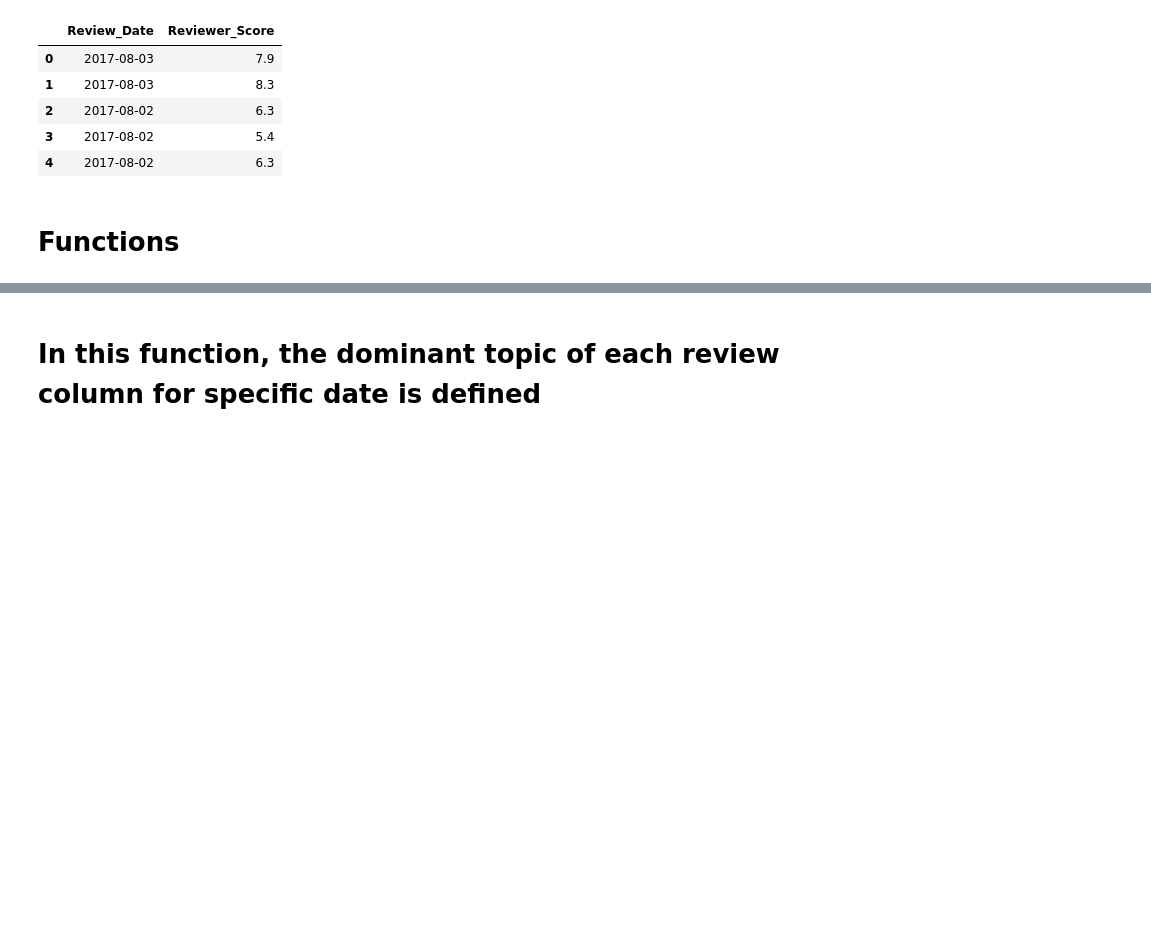
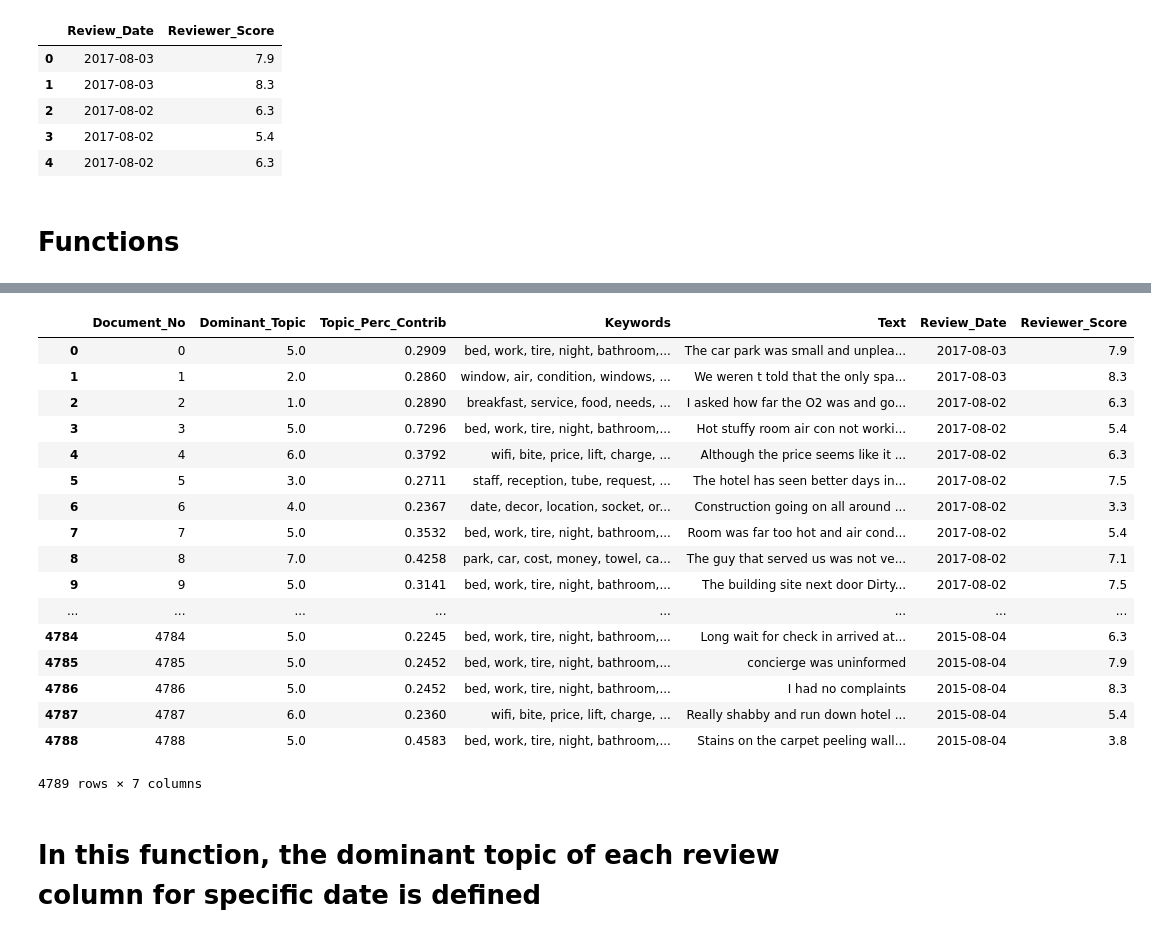
Before and after one commit to NiloofarJalali/insight-project, a Jupyter notebook: notebooks/archive/HotelWatch_version_1.ipynb, the cells around one changed output, grey strips where cells are left out. Drawn from its saved outputs; the diff is of its cells as text; code cells hidden in the pictures; blank space fills up the shorter version.

```diff
--- a/notebooks/archive/HotelWatch_version_1.ipynb
+++ b/notebooks/archive/HotelWatch_version_1.ipynb
@@ -278,3 +284,24 @@ negative_topic=process(input_data=pre_docn, no_list=stop_words,time_table=Time_T
+# %%
+set(negative_topic['Dominant_Topic'])
+# %% [output]
+|  | Document_No | Dominant_Topic | Topic_Perc_Contrib | Keywords | Text | Review_Date | Reviewer_Score |
+| 0 | 0 | 5.0 | 0.2909 | bed, work, tire, night, bathroom,... | The car park was small and unplea... | 2017-08-03 | 7.9 |
+| 1 | 1 | 2.0 | 0.2860 | window, air, condition, windows, ... | We weren t told that the only spa... | 2017-08-03 | 8.3 |
+| 2 | 2 | 1.0 | 0.2890 | breakfast, service, food, needs, ... | I asked how far the O2 was and go... | 2017-08-02 | 6.3 |
+| 3 | 3 | 5.0 | 0.7296 | bed, work, tire, night, bathroom,... | Hot stuffy room air con not worki... | 2017-08-02 | 5.4 |
+| 4 | 4 | 6.0 | 0.3792 | wifi, bite, price, lift, charge, ... | Although the price seems like it ... | 2017-08-02 | 6.3 |
+| 5 | 5 | 3.0 | 0.2711 | staff, reception, tube, request, ... | The hotel has seen better days in... | 2017-08-02 | 7.5 |
+| 6 | 6 | 4.0 | 0.2367 | date, decor, location, socket, or... | Construction going on all around ... | 2017-08-02 | 3.3 |
+| 7 | 7 | 5.0 | 0.3532 | bed, work, tire, night, bathroom,... | Room was far too hot and air cond... | 2017-08-02 | 5.4 |
+| 8 | 8 | 7.0 | 0.4258 | park, car, cost, money, towel, ca... | The guy that served us was not ve... | 2017-08-02 | 7.1 |
+| 9 | 9 | 5.0 | 0.3141 | bed, work, tire, night, bathroom,... | The building site next door Dirty... | 2017-08-02 | 7.5 |
+| ... | ... | ... | ... | ... | ... | ... | ... |
+| 4784 | 4784 | 5.0 | 0.2245 | bed, work, tire, night, bathroom,... | Long wait for check in arrived at... | 2015-08-04 | 6.3 |
+| 4785 | 4785 | 5.0 | 0.2452 | bed, work, tire, night, bathroom,... | concierge was uninformed | 2015-08-04 | 7.9 |
+| 4786 | 4786 | 5.0 | 0.2452 | bed, work, tire, night, bathroom,... | I had no complaints | 2015-08-04 | 8.3 |
+| 4787 | 4787 | 6.0 | 0.2360 | wifi, bite, price, lift, charge, ... | Really shabby and run down hotel ... | 2015-08-04 | 5.4 |
+| 4788 | 4788 | 5.0 | 0.4583 | bed, work, tire, night, bathroom,... | Stains on the carpet peeling wall... | 2015-08-04 | 3.8 |
+4789 rows × 7 columns
 # %%
 from vaderSentiment.vaderSentiment import SentimentIntensityAnalyzer
 import ast
```
Also changed, not shown: parts of 3 cells of this notebook, 9 other files.
